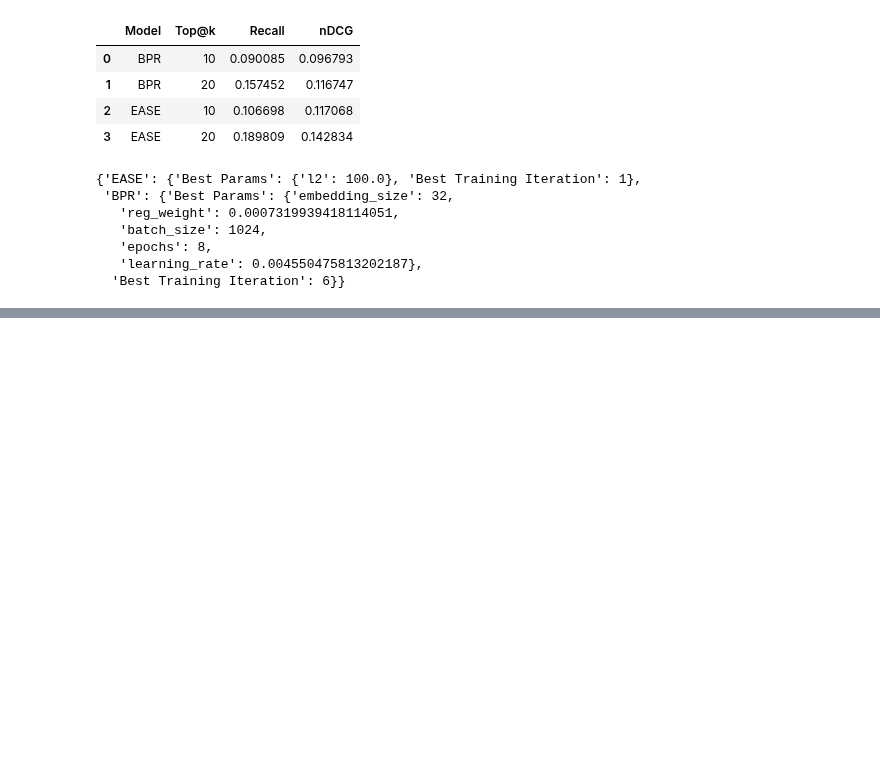
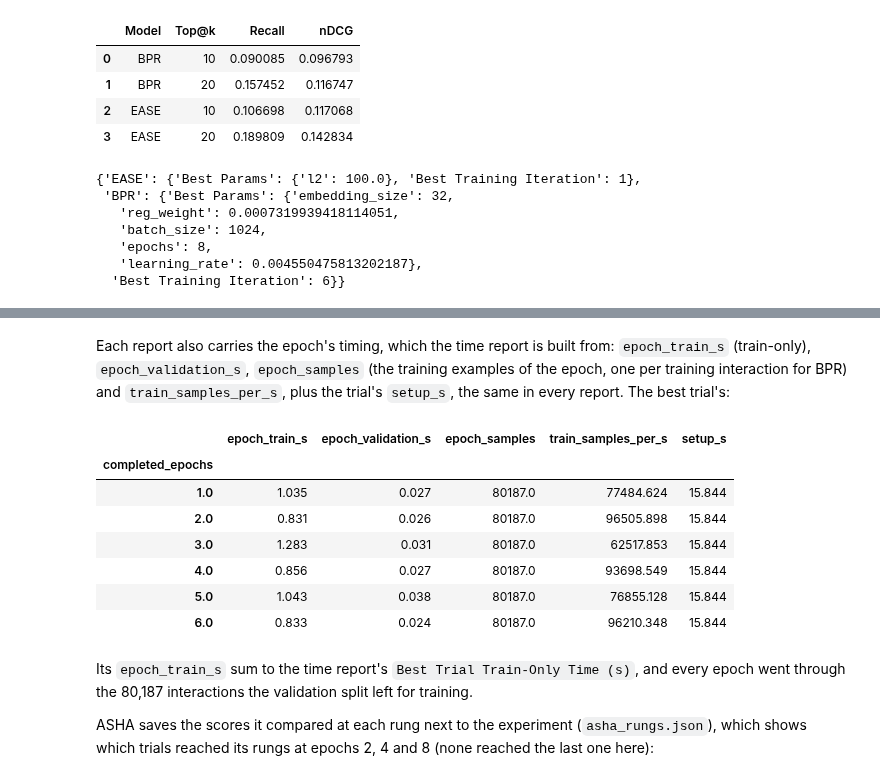
Before and after one commit to sisinflab/warprec, a Jupyter notebook: guides/10-hyperparameter-search/hyperparameter-search.ipynb, the cells around one changed output, grey strips where cells are left out. Cells and saved outputs as stored; diff of their text form; code cells hidden in the pictures; blank space fills up the shorter version.

```diff
--- a/guides/10-hyperparameter-search/hyperparameter-search.ipynb
+++ b/guides/10-hyperparameter-search/hyperparameter-search.ipynb
@@ -585 +567,35 @@ general:
+# %% [markdown]
+Each report also carries the epoch's timing, which the time report is built
+from: `epoch_train_s` (train-only), `epoch_validation_s`, `epoch_samples` (the
+training examples of the epoch, one per training interaction for BPR) and
+`train_samples_per_s`, plus the trial's `setup_s`, the same in every report.
+The best trial's:
+# %%
+best_trial = summary["best_nDCG_at_10"].idxmax()
+bpr_trials.query("trial == @best_trial").set_index("completed_epochs")[
+    [
+        "epoch_train_s",
+        "epoch_validation_s",
+        "epoch_samples",
+        "train_samples_per_s",
+        "setup_s",
+    ]
+].round(3)
+# %% [output]
+|  | epoch_train_s | epoch_validation_s | epoch_samples | train_samples_per_s | setup_s |
+| completed_epochs |  |  |  |  |  |
+| 1.0 | 1.035 | 0.027 | 80187.0 | 77484.624 | 15.844 |
+| 2.0 | 0.831 | 0.026 | 80187.0 | 96505.898 | 15.844 |
+| 3.0 | 1.283 | 0.031 | 80187.0 | 62517.853 | 15.844 |
+| 4.0 | 0.856 | 0.027 | 80187.0 | 93698.549 | 15.844 |
+| 5.0 | 1.043 | 0.038 | 80187.0 | 76855.128 | 15.844 |
+| 6.0 | 0.833 | 0.024 | 80187.0 | 96210.348 | 15.844 |
+# %% [markdown]
+Its `epoch_train_s` sum to the time report's `Best Trial Train-Only Time
+(s)`, and every epoch went through the 80,187 interactions the validation
+split left for training.
+
+ASHA saves the scores it compared at each rung next to the experiment
+(`asha_rungs.json`), which shows which trials reached its rungs at epochs 2, 4
+and 8 (none reached the last one here):
 # %%
```
Also changed, not shown: parts of 56 cells of this notebook, 6 other files.
